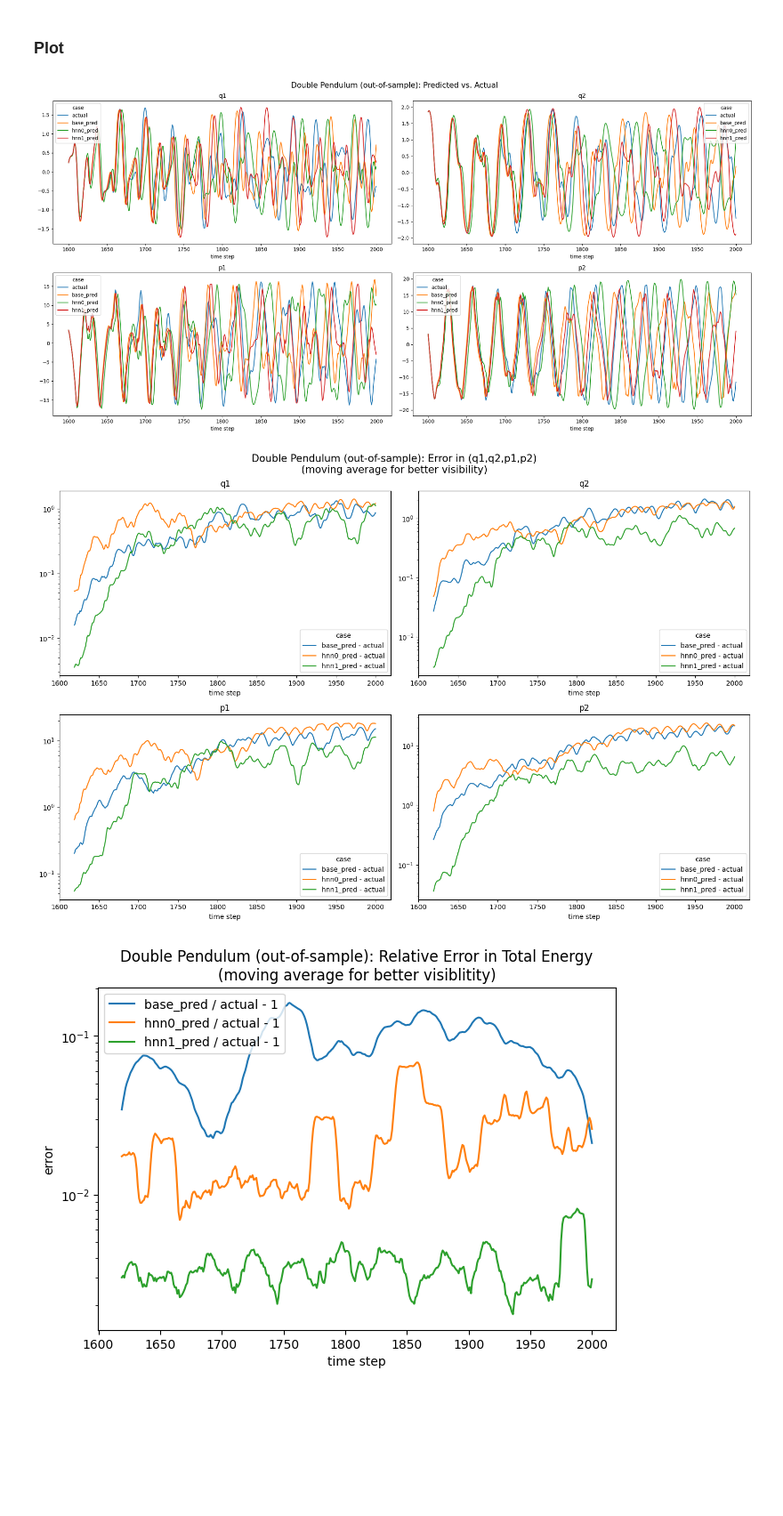
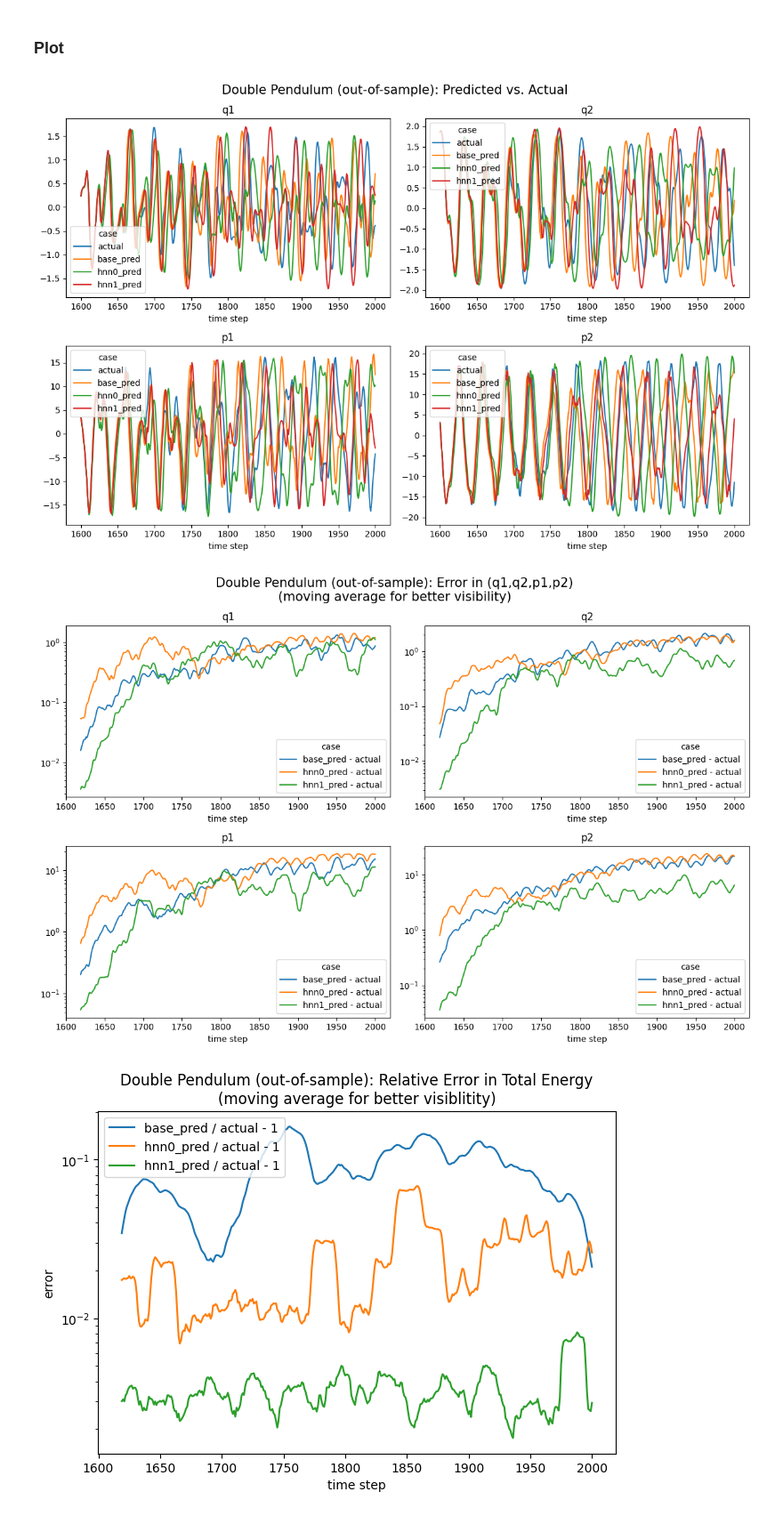
Before and after one commit to uriyeobi/hamiltonian_neural_networks, a Jupyter notebook: notebooks/pendulum_hnn.ipynb, the cells around one changed output. Shown at 89% size. Saved outputs shown, nothing was run; the diff lists cells and outputs as text; code cells hidden in the pictures; blank space fills up the shorter version.

```diff
--- a/notebooks/pendulum_hnn.ipynb
+++ b/notebooks/pendulum_hnn.ipynb
@@ -220,7 +220,7 @@ df_err_energy = pd.concat(
     axis=0,
 )
 # %%
-fig, axes = plt.subplots(int(len(X_vars) / 2), 2, figsize=(15, 2.5 * len(X_vars)))
+fig, axes = plt.subplots(int(len(X_vars) / 2), 2, figsize=(12, 2.0 * len(X_vars)))
 for i, ax in enumerate(
     axes.reshape(
         len(X_vars),
@@ -238,7 +238,7 @@ fig.savefig("fig/hnn_single_pendulum_pred_act.png", dpi=200, facecolor="white")
 # %% [output]
 [figure]
 # %%
-fig, axes = plt.subplots(int(len(X_vars) / 2), 2, figsize=(15, 2.5 * len(X_vars)))
+fig, axes = plt.subplots(int(len(X_vars) / 2), 2, figsize=(12, 2.0 * len(X_vars)))
 for i, ax in enumerate(
     axes.reshape(
         len(X_vars),
@@ -414,26 +414,26 @@ df_err_energy = pd.concat(
     axis=0,
 )
 # %%
-fig, axes = plt.subplots(int(len(X_vars) / 2), 2, figsize=(20, 2.5 * len(X_vars)))
+fig, axes = plt.subplots(int(len(X_vars) / 2), 2, figsize=(12, 2.0 * len(X_vars)))
 for i, ax in enumerate(
     axes.reshape(
         len(X_vars),
     )
 ):
     val = X_vars[i]
     df_plot = df_all[X_vars + ["case"]].pivot_table(
         index=df_all.index, values=val, columns="case"
     )
     df_plot.plot(ax=ax)
     ax.set_title(val)
     ax.set_xlabel("time step")
 fig.suptitle("Double Pendulum (out-of-sample): Predicted vs. Actual", size=15)
 fig.tight_layout()
 fig.savefig("fig/hnn_double_pendulum_pred_act.png", dpi=200, facecolor="white")
 # %% [output]
-[figure, old version]
+[figure, new version]
 # %%
-fig, axes = plt.subplots(int(len(X_vars) / 2), 2, figsize=(15, 2.5 * len(X_vars)))
+fig, axes = plt.subplots(int(len(X_vars) / 2), 2, figsize=(12, 2.0 * len(X_vars)))
 for i, ax in enumerate(
     axes.reshape(
         len(X_vars),
@@ -456,7 +456,7 @@ fig.suptitle(
 fig.tight_layout()
 fig.savefig("fig/hnn_double_pendulum_error_qp.png", dpi=200, facecolor="white")
 # %% [output]
-[figure, old version]
+[figure, new version]
 # %%
 fig, ax = plt.subplots(figsize=(7.5, 2.5 * 2))
 val = col_energy_total
```
Also changed, not shown: 4 other files.
